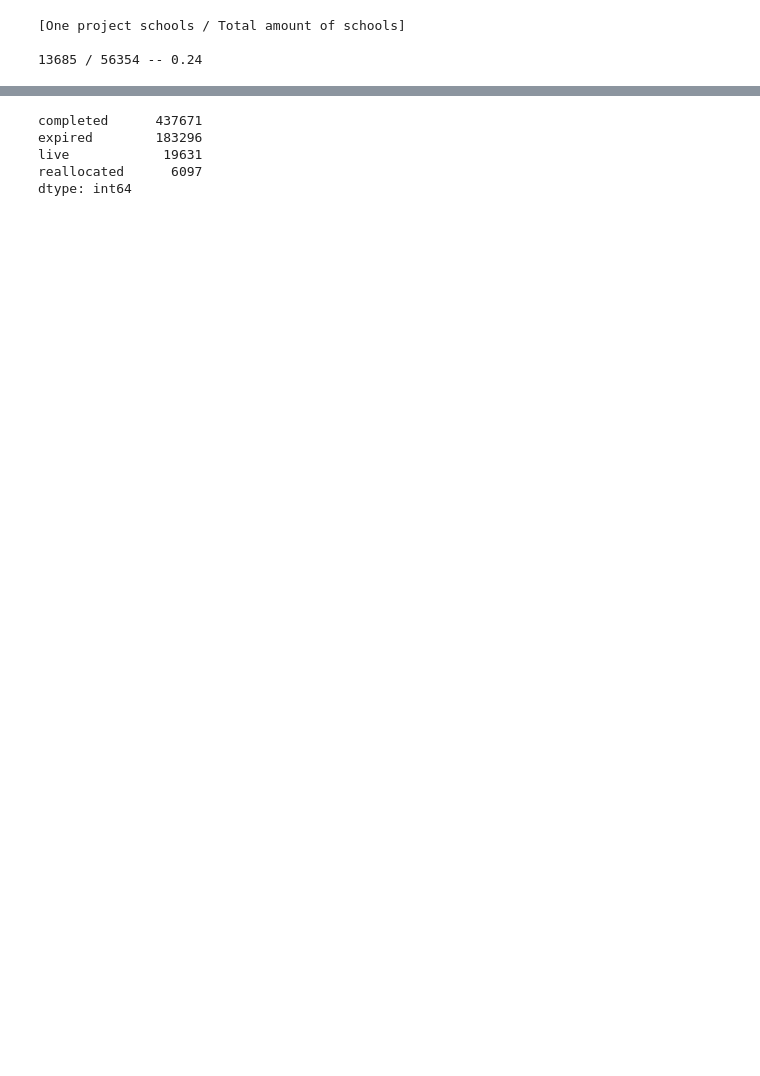
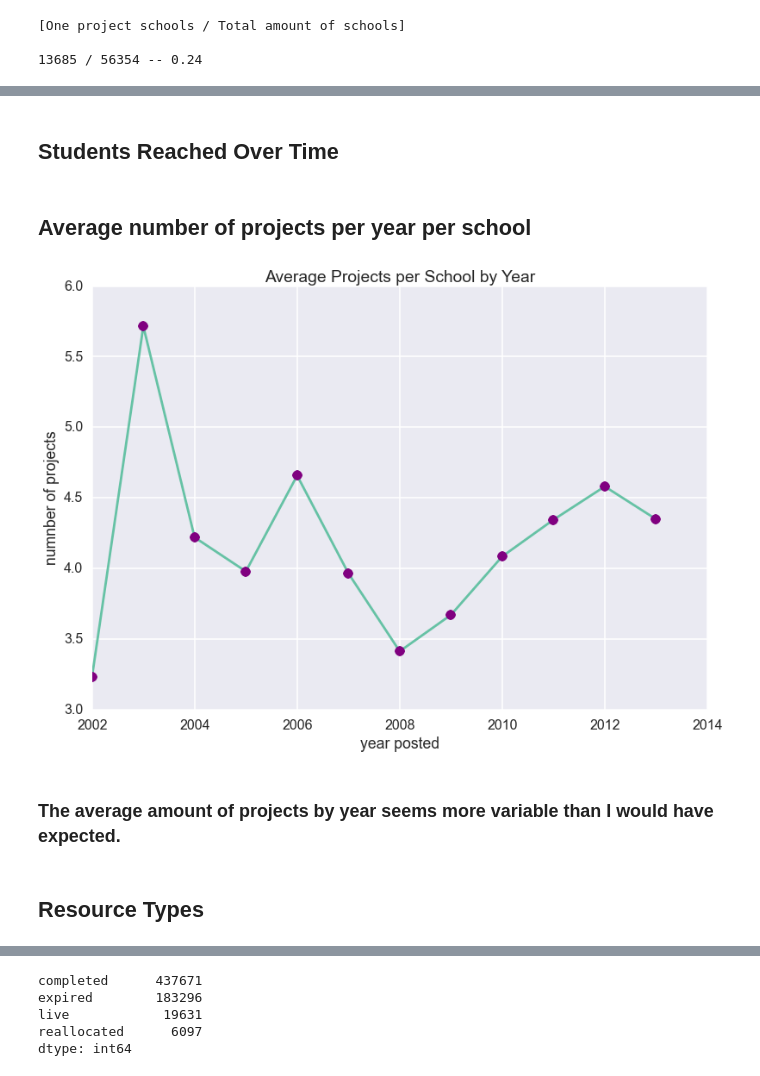
Before and after one commit to abshinn/mind-the-gap, a Jupyter notebook: EDA.ipynb, the cells around one changed output, grey strips where cells are left out. Drawn from its saved outputs; the diff is of its cells as text; code cells hidden in the pictures; blank space fills up the shorter version.

```diff
--- a/EDA.ipynb
+++ b/EDA.ipynb
@@ -63,0 +132,2 @@ print "{} / {} -- {:.2f}".format(one_proj_schools, uniq_schools, np.float(one_pr
+# %% [markdown]
+## Students Reached Over Time
@@ -63,0 +139,20 @@ print "{} / {} -- {:.2f}".format(one_proj_schools, uniq_schools, np.float(one_pr
+# %% [markdown]
+## Average number of projects per year per school
+# %%
+projs_by_year = df.sort("date_posted").groupby(["_schoolid", "year_posted"])._projectid.nunique()
+# %%
+groupby_year = df.groupby("year_posted")
+projs_by_year = groupby_year._projectid.nunique()/groupby_year._schoolid.nunique()
+
+projs_by_year[projs_by_year.index < 2014].plot(marker="o",markerfacecolor="purple")
+plt.title("Average Projects per School by Year")
+plt.ylabel("numnber of projects")
+plt.xlabel("year posted");
+
+### ADD NUMBER OF SCHOOLS AS SECOND Y-AXIS
+# %% [output]
+[figure, added]
+# %% [markdown]
+### The average amount of projects by year seems more variable than I would have expected.
+# %% [markdown]
+## Resource Types
```
Also changed, not shown: parts of 24 cells of this notebook, 1 other file.
